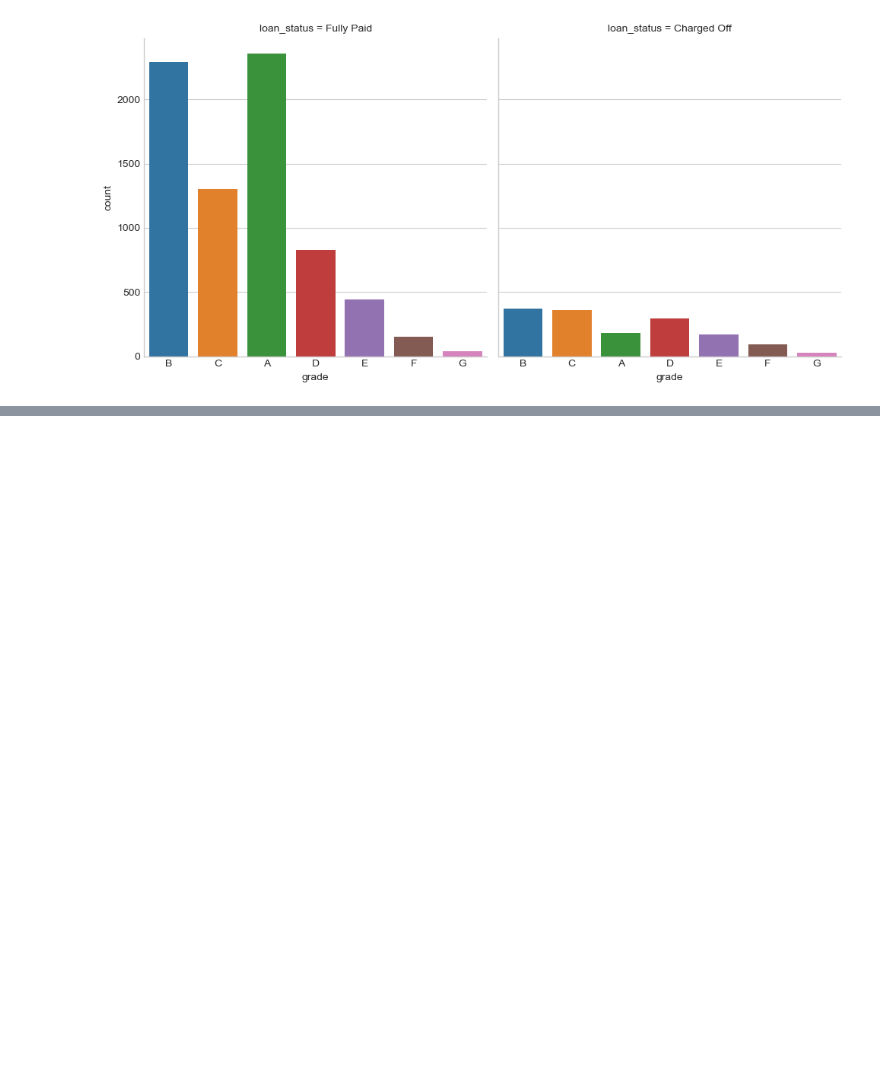
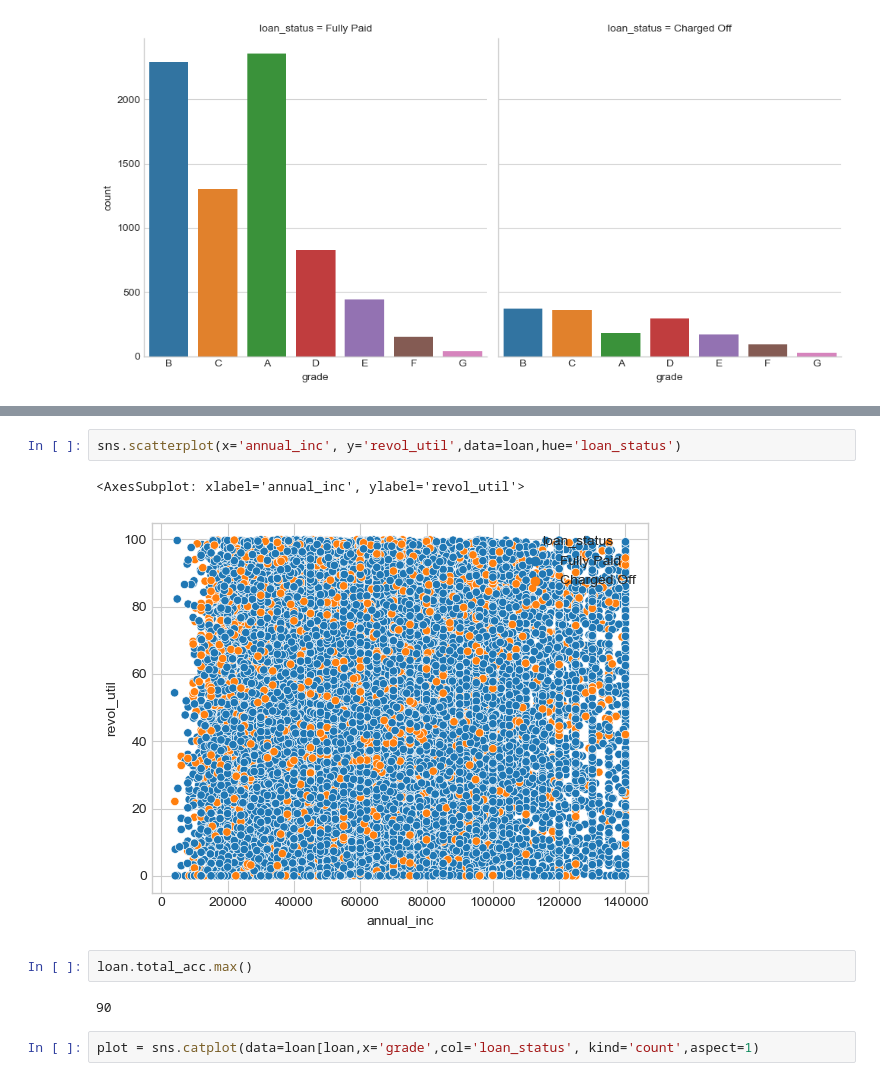
Before and after one commit to bharathsanjai/lending-club-case-study, a Jupyter notebook: bharathveer_ks.ipynb, the cells around one changed output, grey strips where cells are left out. Drawn from its saved outputs; the diff is of its cells as text; blank space fills up the shorter version.

```diff
--- a/bharathveer_ks.ipynb
+++ b/bharathveer_ks.ipynb
@@ -714,0 +727,11 @@ plot = sns.catplot(data=loan[loan['emp_length']==10],x='grade',col='loan_status'
+# %%
+sns.scatterplot(x='annual_inc', y='revol_util',data=loan,hue='loan_status')
+# %% [output]
+<AxesSubplot: xlabel='annual_inc', ylabel='revol_util'>
+[figure, added]
+# %%
+loan.total_acc.max()
+# %% [output]
+90
+# %%
+plot = sns.catplot(data=loan[loan,x='grade',col='loan_status', kind='count',aspect=1)
```
Also changed, not shown: parts of 12 cells of this notebook.
